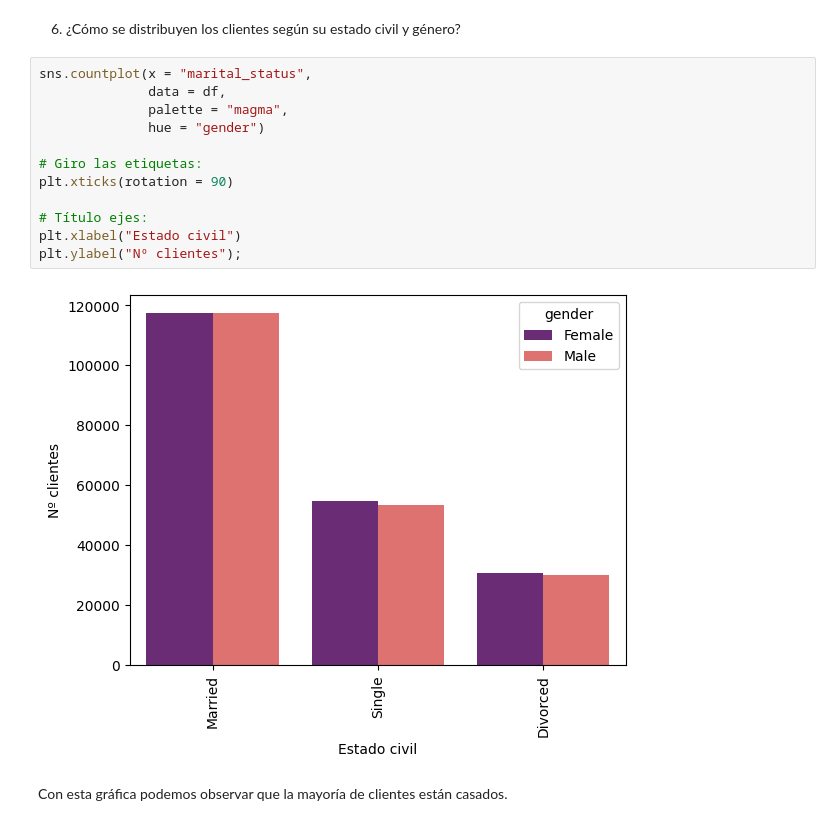
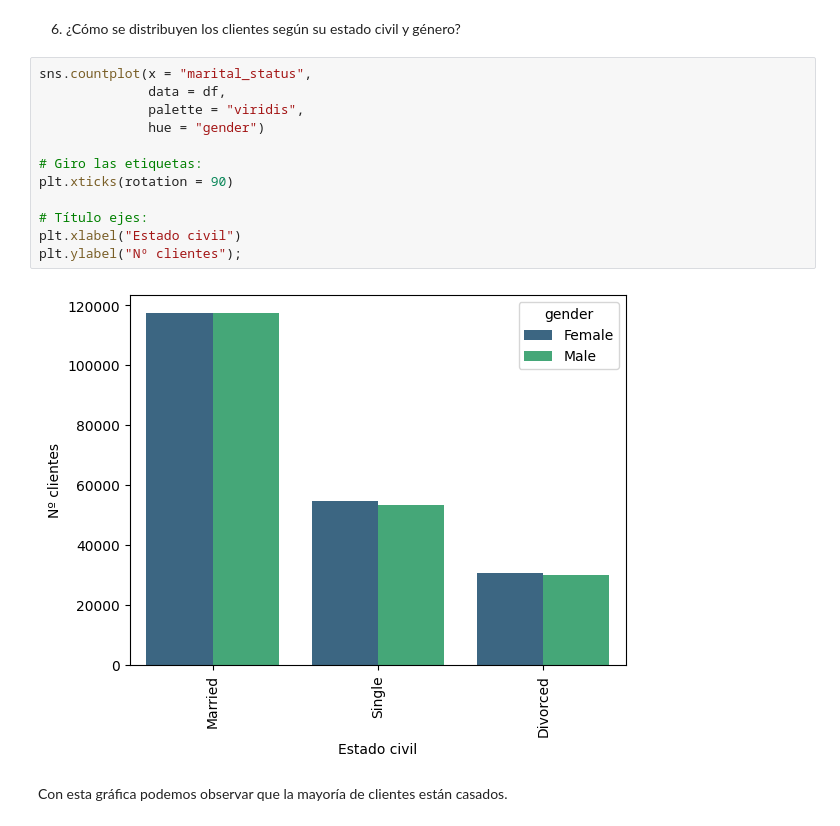
Before and after one commit to Adalab/bda-modulo-3-evaluacion-final-lopezleyre, a Jupyter notebook: leyre-evaluacion_modulo3.ipynb, the cells around one changed output. Saved outputs shown, nothing was run; the diff lists cells and outputs as text.

```diff
--- a/leyre-evaluacion_modulo3.ipynb
+++ b/leyre-evaluacion_modulo3.ipynb
@@ -538,16 +538,16 @@ plt.pie("loyalty_number", labels= "loyalty_card",
 # %%
 sns.countplot(x = "marital_status",
               data = df,
-              palette = "magma",
+              palette = "viridis",
               hue = "gender")
 
 # Giro las etiquetas:
 plt.xticks(rotation = 90)
 
 # Título ejes:
 plt.xlabel("Estado civil")
 plt.ylabel("Nº clientes");
 # %% [output]
-[figure, old version]
+[figure, new version]
 # %% [markdown]
 Con esta gráfica podemos observar que la mayoría de clientes están casados.
```
Also changed, not shown: parts of 14 cells of this notebook, 1 other file.
